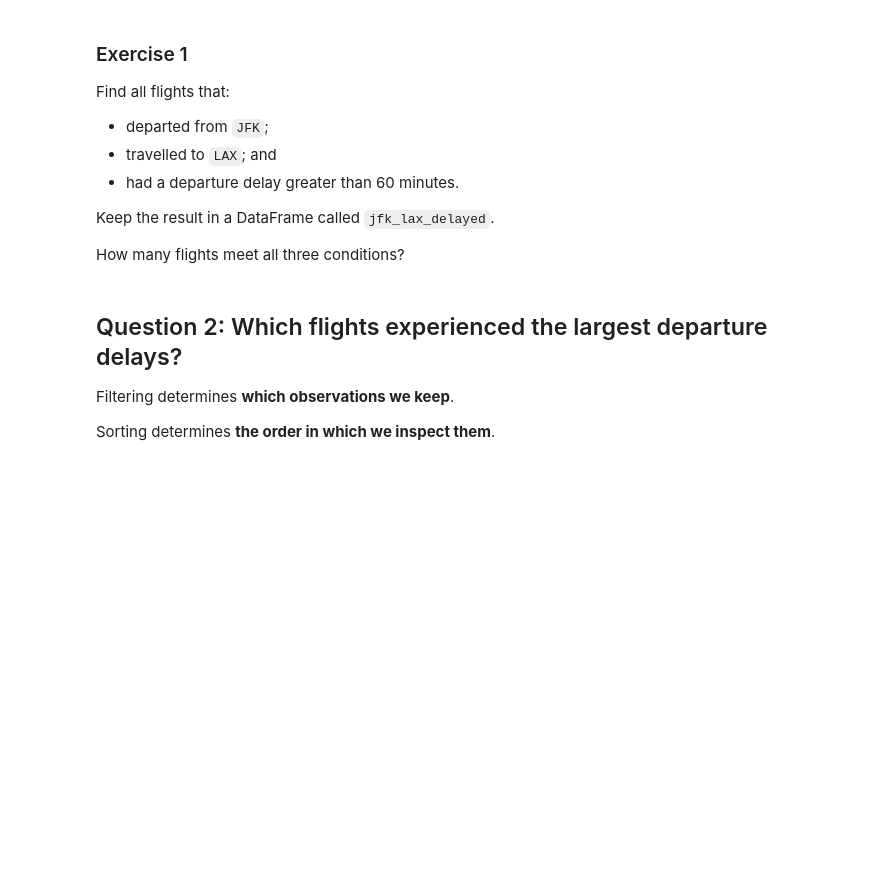
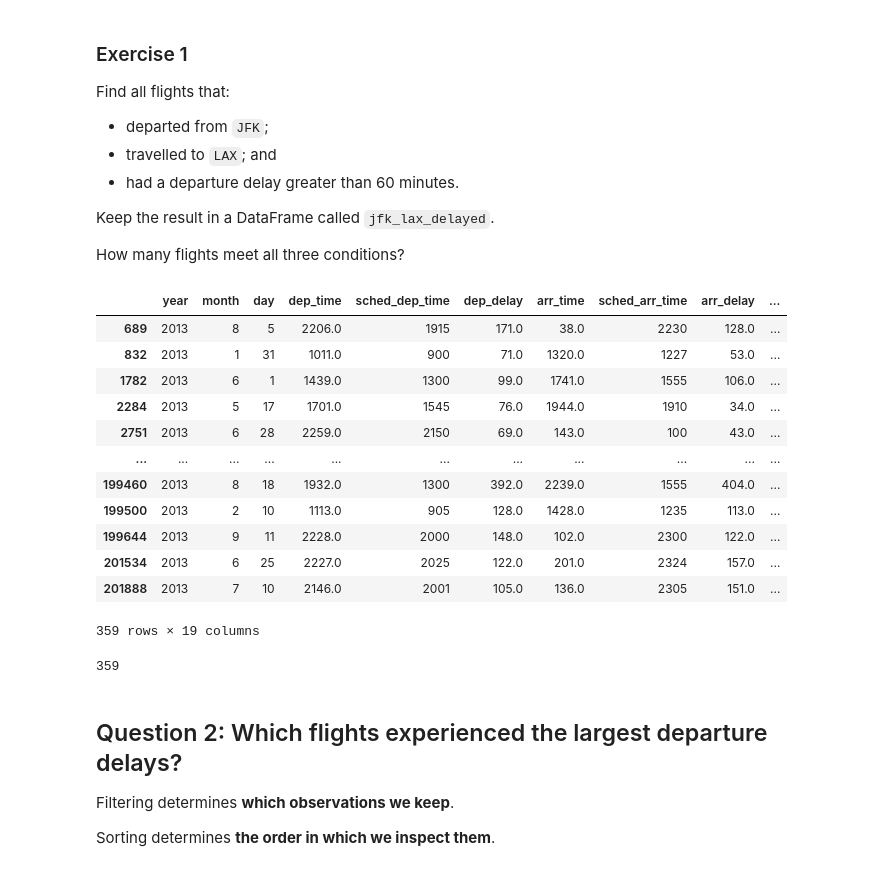
Before and after one commit to fepeti13/analytics-through-coding-repo, a Jupyter notebook: Session_2/1_Data_Transformation_AUT26.ipynb, the cells around one changed output. Saved outputs shown, nothing was run; the diff lists cells and outputs as text; code cells hidden in the pictures; blank space fills up the shorter version.

```diff
--- a/Session_2/1_Data_Transformation_AUT26.ipynb
+++ b/Session_2/1_Data_Transformation_AUT26.ipynb
@@ -81,6 +107,28 @@ Find all flights that:
 Keep the result in a DataFrame called `jfk_lax_delayed`.
 
 How many flights meet all three conditions?
+# %%
+jfk_lax_delayed = flights.query(
+    "origin == 'JFK' and dest == 'LAX' and dep_delay > 60"
+)
+
+display(jfk_lax_delayed)
+print(len(jfk_lax_delayed))
+# %% [output]
+|  | year | month | day | dep_time | sched_dep_time | dep_delay | arr_time | sched_arr_time | arr_delay | ... |
+| 689 | 2013 | 8 | 5 | 2206.0 | 1915 | 171.0 | 38.0 | 2230 | 128.0 | ... |
+| 832 | 2013 | 1 | 31 | 1011.0 | 900 | 71.0 | 1320.0 | 1227 | 53.0 | ... |
+| 1782 | 2013 | 6 | 1 | 1439.0 | 1300 | 99.0 | 1741.0 | 1555 | 106.0 | ... |
+| 2284 | 2013 | 5 | 17 | 1701.0 | 1545 | 76.0 | 1944.0 | 1910 | 34.0 | ... |
+| 2751 | 2013 | 6 | 28 | 2259.0 | 2150 | 69.0 | 143.0 | 100 | 43.0 | ... |
+| ... | ... | ... | ... | ... | ... | ... | ... | ... | ... | ... |
+| 199460 | 2013 | 8 | 18 | 1932.0 | 1300 | 392.0 | 2239.0 | 1555 | 404.0 | ... |
+| 199500 | 2013 | 2 | 10 | 1113.0 | 905 | 128.0 | 1428.0 | 1235 | 113.0 | ... |
+| 199644 | 2013 | 9 | 11 | 2228.0 | 2000 | 148.0 | 102.0 | 2300 | 122.0 | ... |
+| 201534 | 2013 | 6 | 25 | 2227.0 | 2025 | 122.0 | 201.0 | 2324 | 157.0 | ... |
+| 201888 | 2013 | 7 | 10 | 2146.0 | 2001 | 105.0 | 136.0 | 2305 | 151.0 | ... |
+359 rows × 19 columns
+359
 # %% [markdown]
 ## Question 2: Which flights experienced the largest departure delays?
 
```
Also changed, not shown: parts of 15 cells of this notebook.
